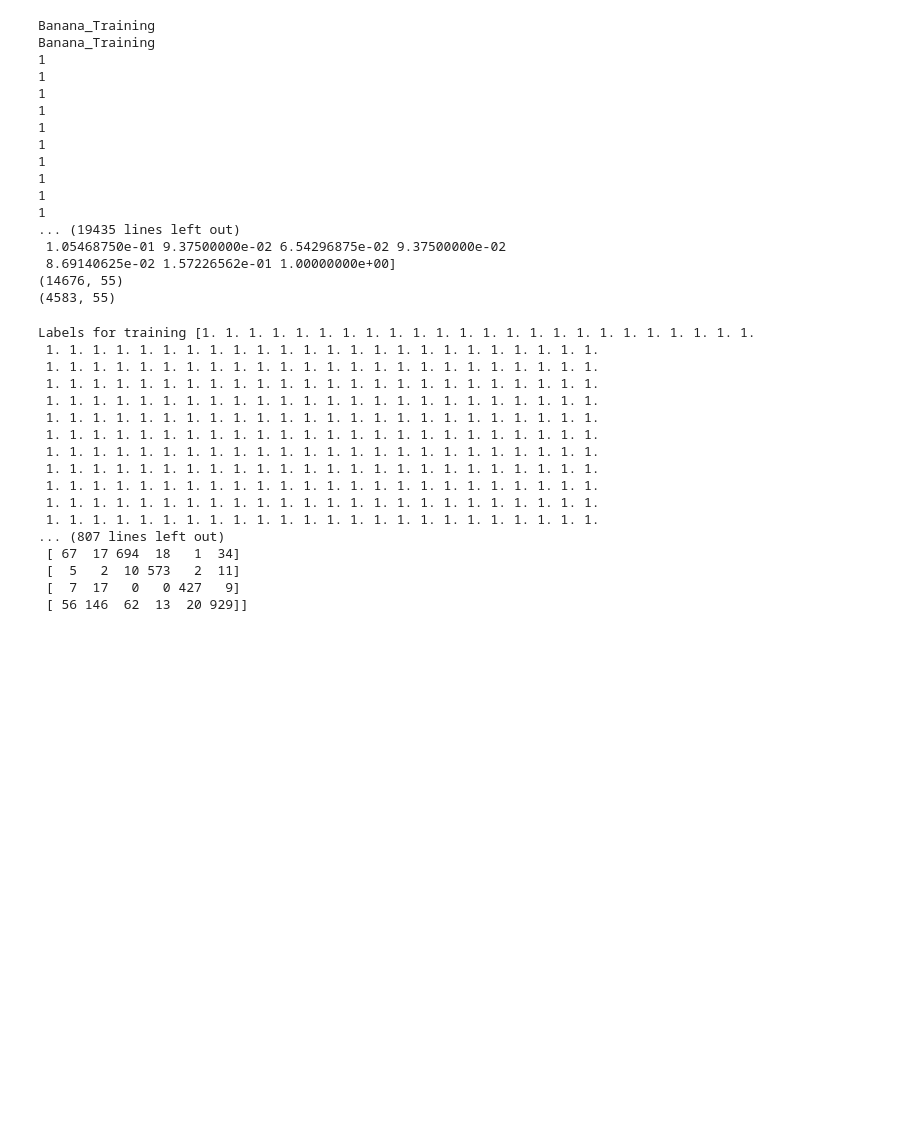
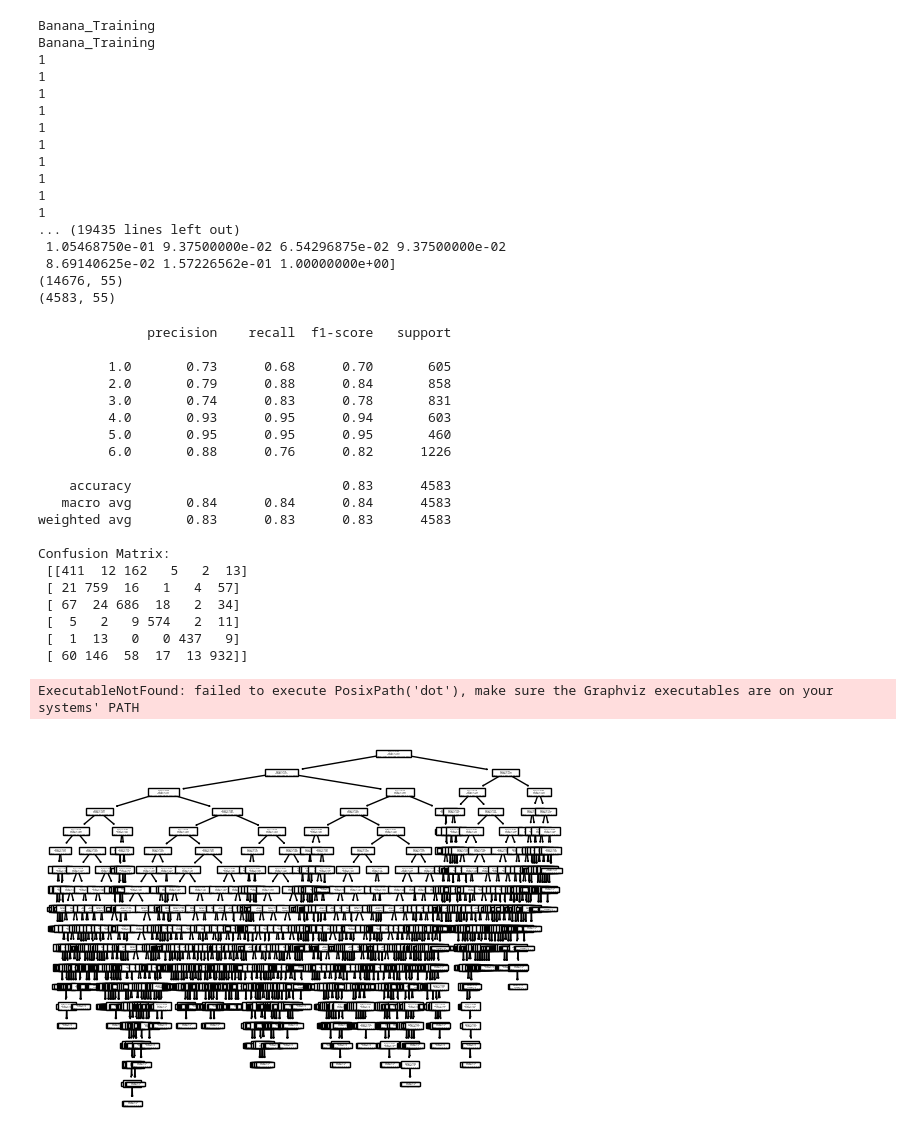
Before and after one commit to DevV2M/Comp-6721-Fruit-Recognition, a Jupyter notebook: Project.ipynb, the cells around one changed output. Cells and saved outputs as stored; diff of their text form; code cells hidden in the pictures; blank space fills up the shorter version.

```diff
--- a/Project.ipynb
+++ b/Project.ipynb
@@ -252,49 +252,54 @@ Banana_Training
 # %%
 # #Model Training and saving best model
 import sys
 
 xtrain = f[:,:-1]
 ytrain = f[:,-1]
 
 xtest = t[:,:-1]
 ytest = t[:,-1]
 
 # print("Features for training:" ,xtrain)
 # print("Labels for training", ytrain)
 # print("Features for testing:", xtest)
 # with np.printoptions(threshold=sys.maxsize):
 #     print("Labels for training", ytrain)
 #     print("Labels for testing", ytest)
 
 
 dtc = tree.DecisionTreeClassifier(criterion="entropy")
-dtc.fit(x_, y_)
+dtc.fit(xtrain, ytrain)
 
 y_pred = dtc.predict(xtest)
 from sklearn.metrics import classification_report
 print(classification_report(ytest, y_pred))
 from sklearn.metrics import confusion_matrix
 print("Confusion Matrix:\n", confusion_matrix(ytest, y_pred))
-# tree.plot_tree(dtc)
-# elements = ["color"] * 24 + ["shape"] * 20 + ["texture"] * 10
-# dot_data = tree.export_graphviz(dtc, out_file=None, feature_names=elements, class_names=['Banana', 'Apple',"Orange","Plum","Mango","Kiwi"],filled=True, rounded=True)
-# graph = graphviz.Source(dot_data)
-# graph.render("mytree")
+tree.plot_tree(dtc)
+elements = ["color"] * 24 + ["shape"] * 20 + ["texture"] * 10
+dot_data = tree.export_graphviz(dtc, out_file=None, feature_names=elements, class_names=['Banana', 'Apple',"Orange","Plum","Mango","Kiwi"],filled=True, rounded=True)
+graph = graphviz.Source(dot_data)
+graph.render("mytree")
 # %% [output]
-Labels for training [1. 1. 1. 1. 1. 1. 1. 1. 1. 1. 1. 1. 1. 1. 1. 1. 1. 1. 1. 1. 1. 1. 1. 1.
- 1. 1. 1. 1. 1. 1. 1. 1. 1. 1. 1. 1. 1. 1. 1. 1. 1. 1. 1. 1. 1. 1. 1. 1.
- 1. 1. 1. 1. 1. 1. 1. 1. 1. 1. 1. 1. 1. 1. 1. 1. 1. 1. 1. 1. 1. 1. 1. 1.
- 1. 1. 1. 1. 1. 1. 1. 1. 1. 1. 1. 1. 1. 1. 1. 1. 1. 1. 1. 1. 1. 1. 1. 1.
- 1. 1. 1. 1. 1. 1. 1. 1. 1. 1. 1. 1. 1. 1. 1. 1. 1. 1. 1. 1. 1. 1. 1. 1.
- 1. 1. 1. 1. 1. 1. 1. 1. 1. 1. 1. 1. 1. 1. 1. 1. 1. 1. 1. 1. 1. 1. 1. 1.
- 1. 1. 1. 1. 1. 1. 1. 1. 1. 1. 1. 1. 1. 1. 1. 1. 1. 1. 1. 1. 1. 1. 1. 1.
- 1. 1. 1. 1. 1. 1. 1. 1. 1. 1. 1. 1. 1. 1. 1. 1. 1. 1. 1. 1. 1. 1. 1. 1.
- 1. 1. 1. 1. 1. 1. 1. 1. 1. 1. 1. 1. 1. 1. 1. 1. 1. 1. 1. 1. 1. 1. 1. 1.
- 1. 1. 1. 1. 1. 1. 1. 1. 1. 1. 1. 1. 1. 1. 1. 1. 1. 1. 1. 1. 1. 1. 1. 1.
- 1. 1. 1. 1. 1. 1. 1. 1. 1. 1. 1. 1. 1. 1. 1. 1. 1. 1. 1. 1. 1. 1. 1. 1.
- 1. 1. 1. 1. 1. 1. 1. 1. 1. 1. 1. 1. 1. 1. 1. 1. 1. 1. 1. 1. 1. 1. 1. 1.
-... (807 lines left out)
- [ 67  17 694  18   1  34]
- [  5   2  10 573   2  11]
- [  7  17   0   0 427   9]
- [ 56 146  62  13  20 929]]
+              precision    recall  f1-score   support
+
+         1.0       0.73      0.68      0.70       605
+         2.0       0.79      0.88      0.84       858
+         3.0       0.74      0.83      0.78       831
+         4.0       0.93      0.95      0.94       603
+         5.0       0.95      0.95      0.95       460
+         6.0       0.88      0.76      0.82      1226
+
+    accuracy                           0.83      4583
+   macro avg       0.84      0.84      0.84      4583
+weighted avg       0.83      0.83      0.83      4583
+
+Confusion Matrix:
+ [[411  12 162   5   2  13]
+ [ 21 759  16   1   4  57]
+ [ 67  24 686  18   2  34]
+ [  5   2   9 574   2  11]
+ [  1  13   0   0 437   9]
+ [ 60 146  58  17  13 932]]
+ExecutableNotFound: failed to execute PosixPath('dot'), make sure the Graphviz executables are on your systems' PATH
+[figure, added]
```
Also changed, not shown: parts of 1 cell of this notebook, 4 other files.
